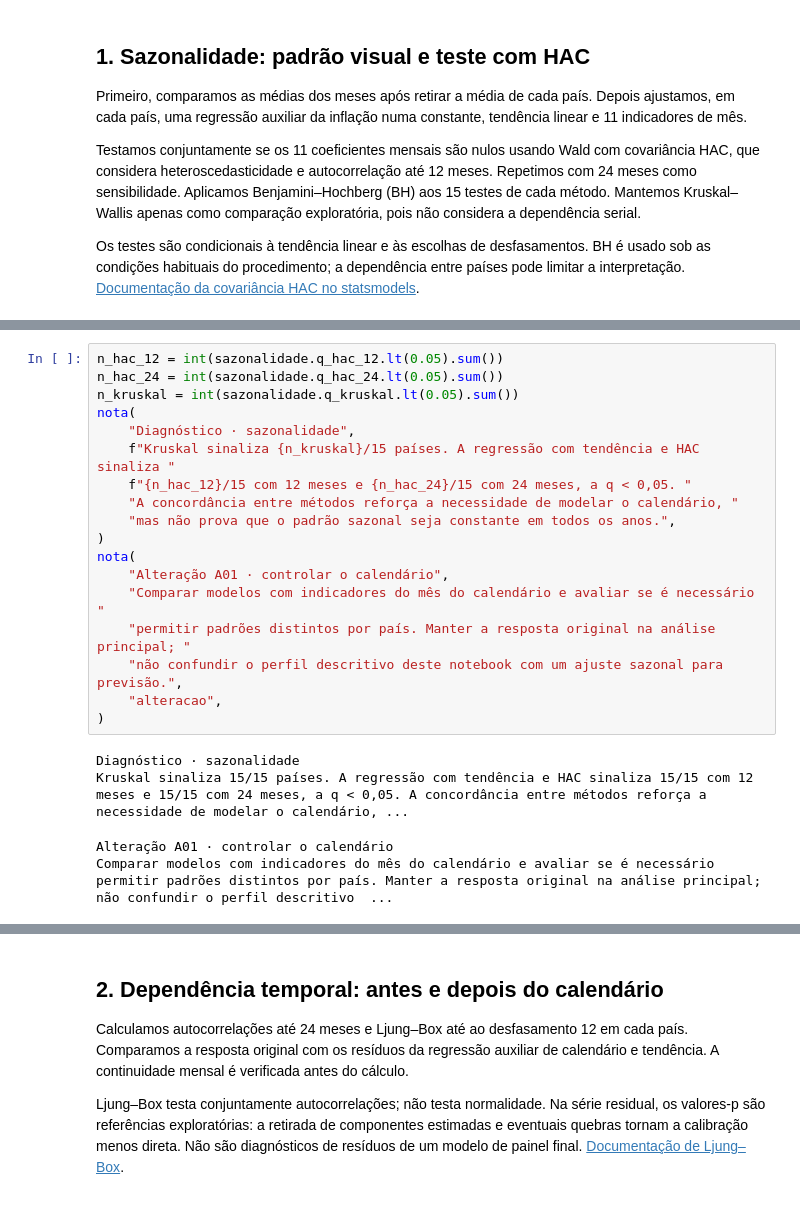
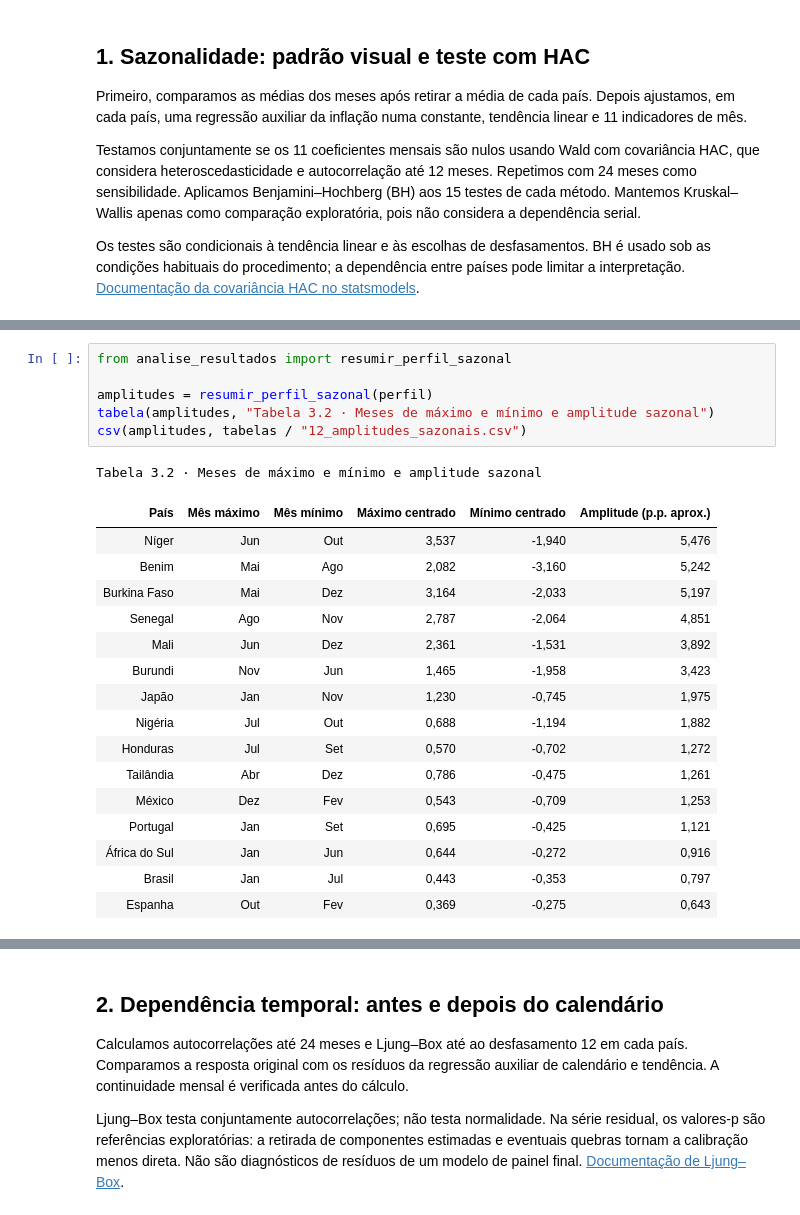
Before and after one commit to leandromicael123/Aquecimento-global, a Jupyter notebook: notebooks/03_diagnosticos_e_alteracoes.ipynb, the cells around one changed output, grey strips where cells are left out. Saved outputs shown, nothing was run; the diff lists cells and outputs as text.

Commit message:
Acrescenta análises quantitativas e interpretações aos notebooks

```diff
--- a/notebooks/03_diagnosticos_e_alteracoes.ipynb
+++ b/notebooks/03_diagnosticos_e_alteracoes.ipynb
@@ -120,26 +93,27 @@ Tabela 3.1 · Valores-p ajustados por BH (q)
 | Senegal | 1.71e-29 | 3.10e-86 | 1.53e-171 |
 | Tailândia | 1.79e-09 | 9.20e-10 | 4.09e-14 |
 | África do Sul | 1.38e-06 | 2.35e-14 | 1.31e-16 |
-# %%
-n_hac_12 = int(sazonalidade.q_hac_12.lt(0.05).sum())
-n_hac_24 = int(sazonalidade.q_hac_24.lt(0.05).sum())
-n_kruskal = int(sazonalidade.q_kruskal.lt(0.05).sum())
-nota(
-    "Diagnóstico · sazonalidade",
-    f"Kruskal sinaliza {n_kruskal}/15 países. A regressão com tendência e HAC sinaliza "
-    f"{n_hac_12}/15 com 12 meses e {n_hac_24}/15 com 24 meses, a q < 0,05. "
-    "A concordância entre métodos reforça a necessidade de modelar o calendário, "
-    "mas não prova que o padrão sazonal seja constante em todos os anos.",
-)
-nota(
-    "Alteração A01 · controlar o calendário",
-    "Comparar modelos com indicadores do mês do calendário e avaliar se é necessário "
-    "permitir padrões distintos por país. Manter a resposta original na análise principal; "
-    "não confundir o perfil descritivo deste notebook com um ajuste sazonal para previsão.",
-    "alteracao",
-)
-# %% [output]
-Diagnóstico · sazonalidade
-Kruskal sinaliza 15/15 países. A regressão com tendência e HAC sinaliza 15/15 com 12 meses e 15/15 com 24 meses, a q < 0,05. A concordância entre métodos reforça a necessidade de modelar o calendário, ...
-Alteração A01 · controlar o calendário
-Comparar modelos com indicadores do mês do calendário e avaliar se é necessário permitir padrões distintos por país. Manter a resposta original na análise principal; não confundir o perfil descritivo  ...
+# %%
+from analise_resultados import resumir_perfil_sazonal
+
+amplitudes = resumir_perfil_sazonal(perfil)
+tabela(amplitudes, "Tabela 3.2 · Meses de máximo e mínimo e amplitude sazonal")
+csv(amplitudes, tabelas / "12_amplitudes_sazonais.csv")
+# %% [output]
+Tabela 3.2 · Meses de máximo e mínimo e amplitude sazonal
+| País | Mês máximo | Mês mínimo | Máximo centrado | Mínimo centrado | Amplitude (p.p. aprox.) |
+| Níger | Jun | Out | 3,537 | -1,940 | 5,476 |
+| Benim | Mai | Ago | 2,082 | -3,160 | 5,242 |
+| Burkina Faso | Mai | Dez | 3,164 | -2,033 | 5,197 |
+| Senegal | Ago | Nov | 2,787 | -2,064 | 4,851 |
+| Mali | Jun | Dez | 2,361 | -1,531 | 3,892 |
+| Burundi | Nov | Jun | 1,465 | -1,958 | 3,423 |
+| Japão | Jan | Nov | 1,230 | -0,745 | 1,975 |
+| Nigéria | Jul | Out | 0,688 | -1,194 | 1,882 |
+| Honduras | Jul | Set | 0,570 | -0,702 | 1,272 |
+| Tailândia | Abr | Dez | 0,786 | -0,475 | 1,261 |
+| México | Dez | Fev | 0,543 | -0,709 | 1,253 |
+| Portugal | Jan | Set | 0,695 | -0,425 | 1,121 |
+| África do Sul | Jan | Jun | 0,644 | -0,272 | 0,916 |
+| Brasil | Jan | Jul | 0,443 | -0,353 | 0,797 |
+| Espanha | Out | Fev | 0,369 | -0,275 | 0,643 |
```
Also changed, not shown: parts of 18 cells of this notebook, 12 other files.
